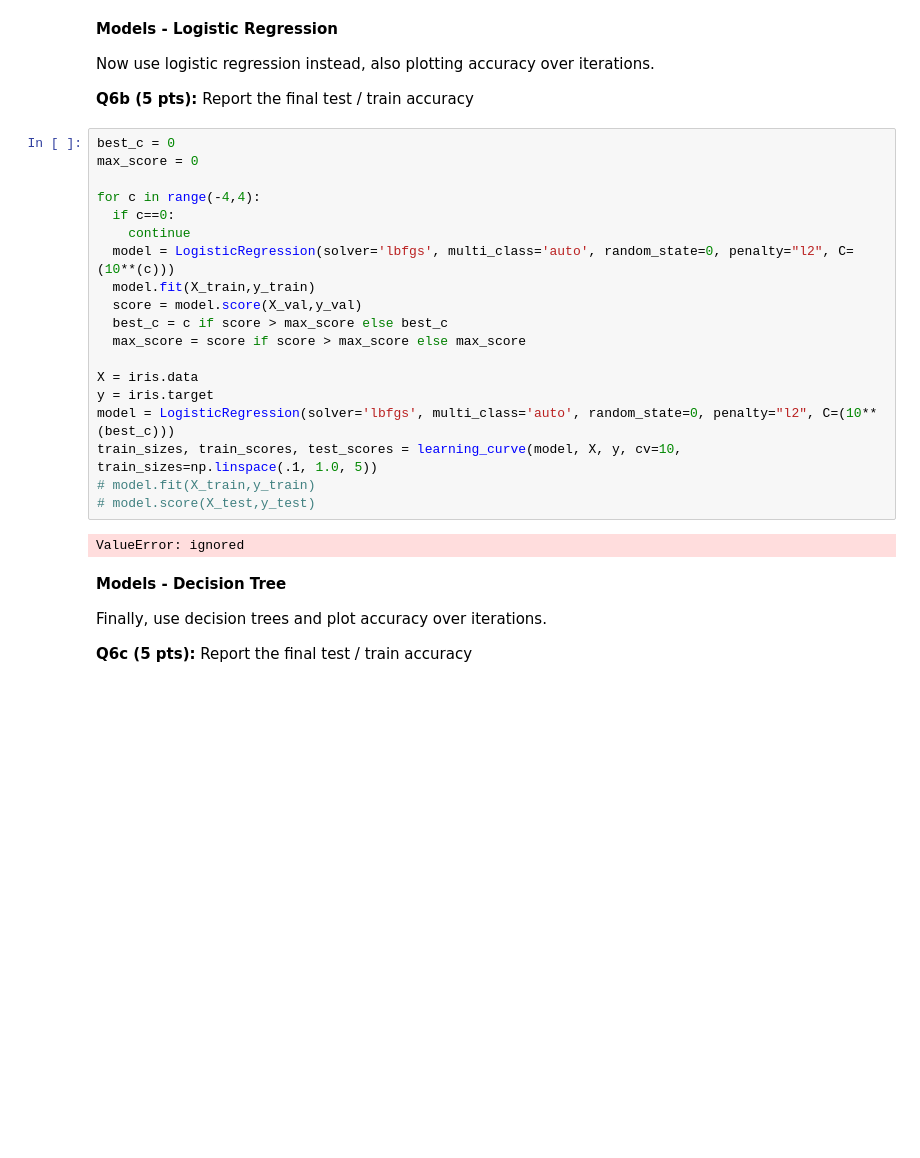
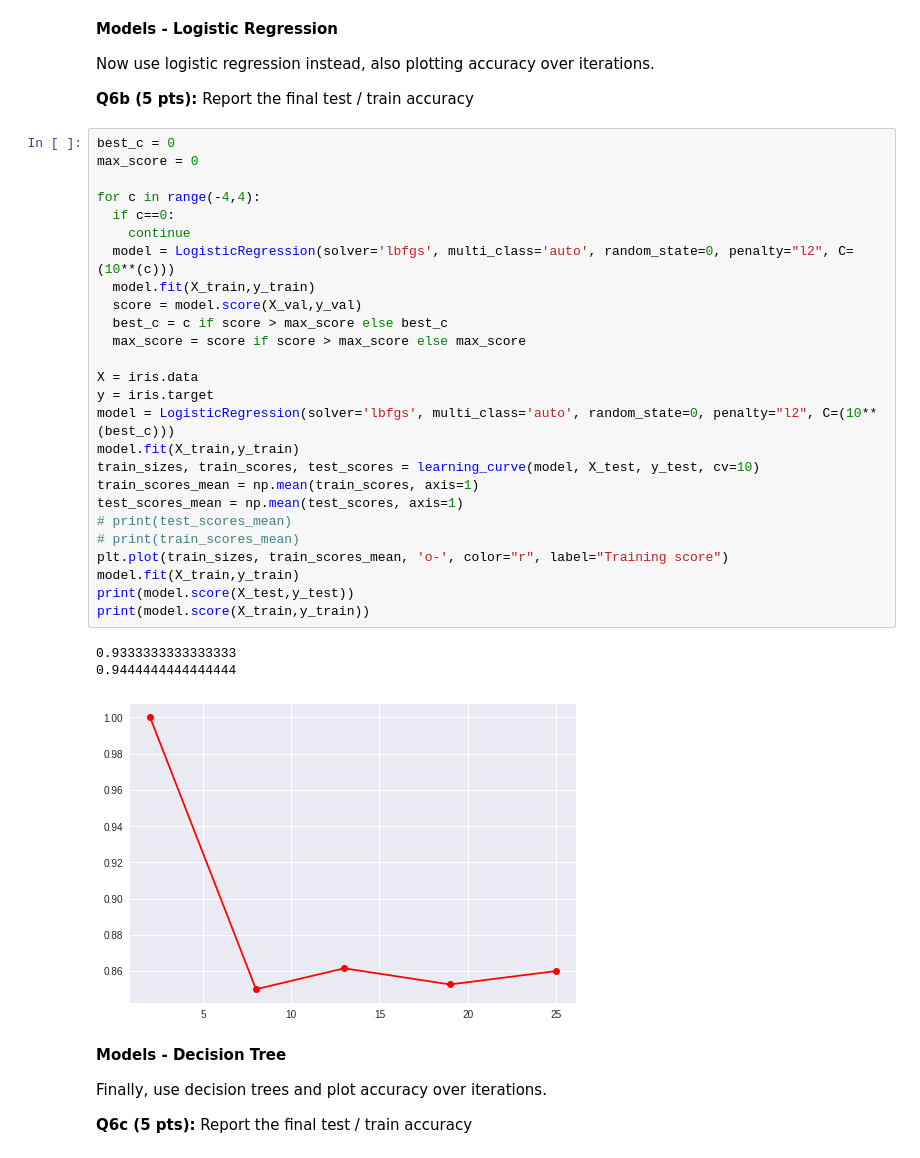
Before and after one commit to ymann/CIS700-Deep-Learning, a Jupyter notebook: HW0.ipynb, the cells around one changed output. Saved outputs shown, nothing was run; the diff lists cells and outputs as text; blank space fills up the shorter version.

```diff
--- a/HW0.ipynb
+++ b/HW0.ipynb
@@ -317,24 +320,33 @@ Now use logistic regression instead, also plotting accuracy over iterations.
 # %%
 best_c = 0
 max_score = 0
 
 for c in range(-4,4):
   if c==0:
     continue
   model = LogisticRegression(solver='lbfgs', multi_class='auto', random_state=0, penalty="l2", C=(10**(c)))
   model.fit(X_train,y_train)
   score = model.score(X_val,y_val)
   best_c = c if score > max_score else best_c
   max_score = score if score > max_score else max_score
 
 X = iris.data
 y = iris.target
 model = LogisticRegression(solver='lbfgs', multi_class='auto', random_state=0, penalty="l2", C=(10**(best_c)))
-train_sizes, train_scores, test_scores = learning_curve(model, X, y, cv=10, train_sizes=np.linspace(.1, 1.0, 5))
-# model.fit(X_train,y_train)
-# model.score(X_test,y_test)
+model.fit(X_train,y_train)
+train_sizes, train_scores, test_scores = learning_curve(model, X_test, y_test, cv=10)
+train_scores_mean = np.mean(train_scores, axis=1)
+test_scores_mean = np.mean(test_scores, axis=1)
+# print(test_scores_mean)
+# print(train_scores_mean)
+plt.plot(train_sizes, train_scores_mean, 'o-', color="r", label="Training score")
+model.fit(X_train,y_train)
+print(model.score(X_test,y_test))
+print(model.score(X_train,y_train))
 # %% [output]
-ValueError: ignored
+0.9333333333333333
+0.9444444444444444
+[figure, added]
 # %% [markdown]
 **Models - Decision Tree**
 
```
Also changed, not shown: parts of 4 cells of this notebook.
